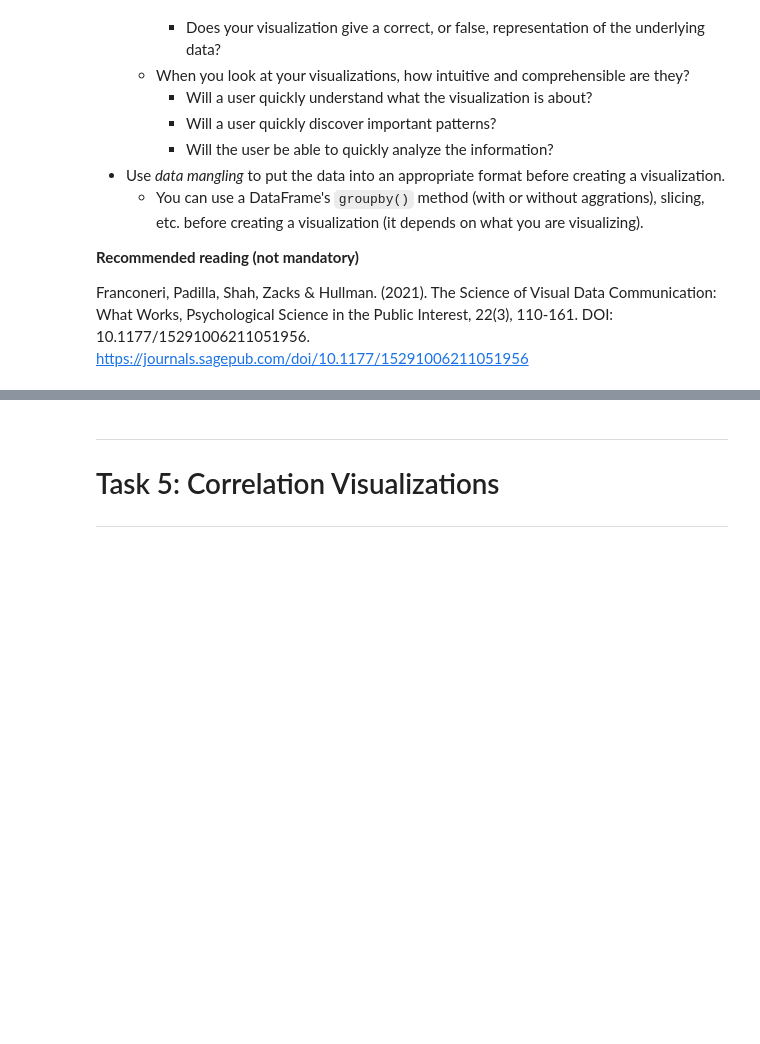
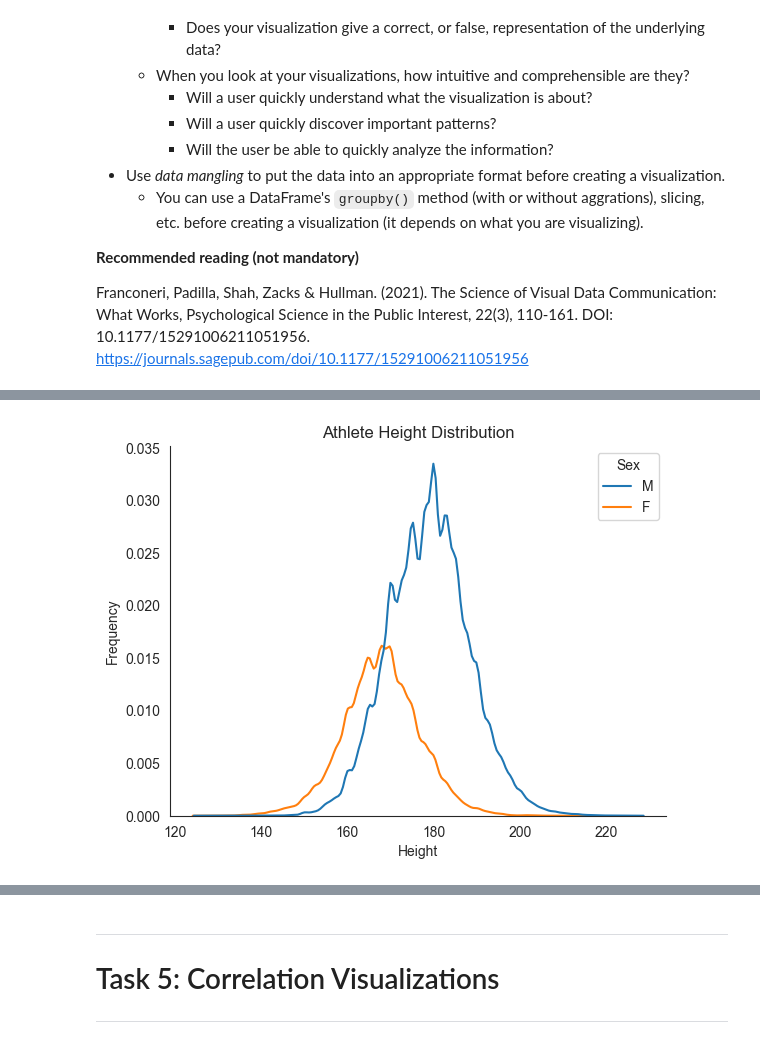
Before and after one commit to Hussein-g1itch/C1VI1B_2026, a Jupyter notebook: assignment/assignment.ipynb, the cells around one changed output, grey strips where cells are left out. Cells and saved outputs as stored; diff of their text form; code cells hidden in the pictures; blank space fills up the shorter version.

```diff
--- a/assignment/assignment.ipynb
+++ b/assignment/assignment.ipynb
@@ -659,6 +681,16 @@ Create a visualization showing the height distribution (counts, frequencies) of
 </details>
 # %%
 # TODO: Write your code here to visualize the distribution in height of Male and Female athletes.
+
+sns.set_style("white")
+sns.kdeplot(data=df, x='Height', hue='Sex')
+plt.title("Athlete Height Distribution")
+plt.xlabel("Height")
+plt.ylabel("Frequency")
+sns.despine()
+plt.show()
+# %% [output]
+[figure, added]
 # %% [markdown]
 ---
 ## Task 3.6 Visualize the Height per Type of Medal for Male and Female Athletes
```
Also changed, not shown: parts of 8 cells of this notebook.
